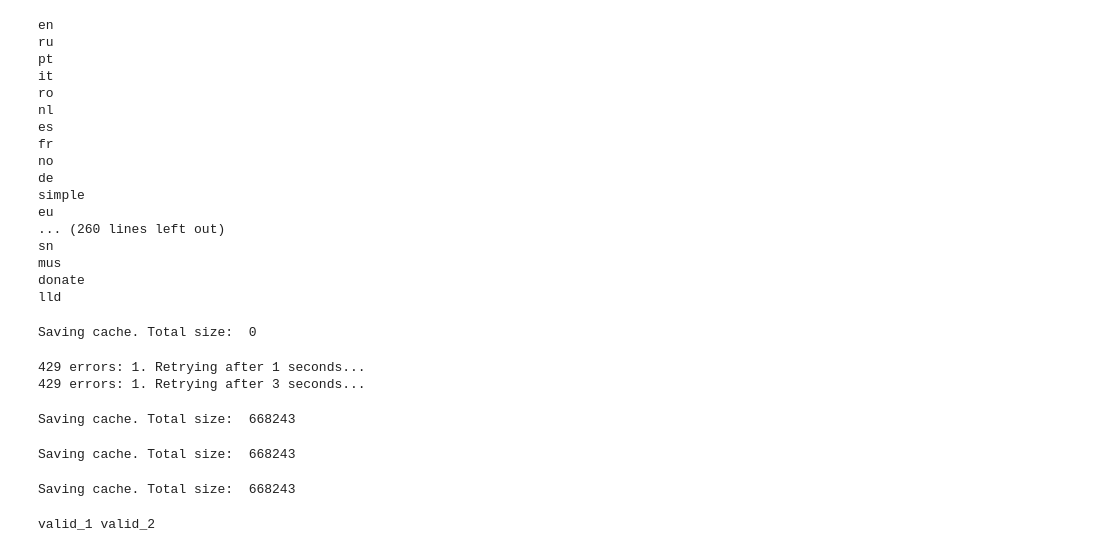
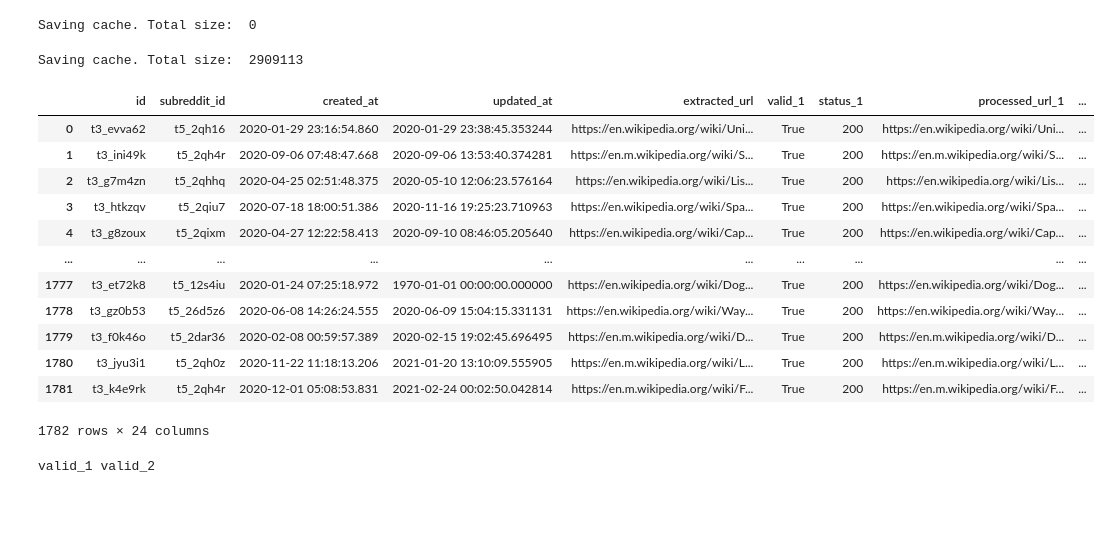
Before and after one commit to pgilders/WikiReddit, a Jupyter notebook: parse_urls.ipynb, the cells around one changed output. Drawn from its saved outputs; the diff is of its cells as text; code cells hidden in the pictures; blank space fills up the shorter version.

Commit message:
Updated data collection - up to revisions

```diff
--- a/parse_urls.ipynb
+++ b/parse_urls.ipynb
@@ -11,26 +11,3 @@
 
 # columns: post_id, created_at, updated_at, raw url, parsed url, domain, parsed title, processed title, article IDs???,
 # columns: comment_id, post_id, parent_id, created_at, last_modfied_at, raw url, parsed url, domain, article, redirecttitel, article IDs???
-# %%
-import pandas as pd
-article_dates_unique = pd.read_hdf('data/article_dates_unique.h5', 'df')
-for lang in article_dates_unique['lang'].unique():
-    print(lang)
-# %% [output]
-en
-ru
-pt
-it
-ro
-nl
-es
-fr
-no
-de
-simple
-eu
-... (260 lines left out)
-sn
-mus
-donate
-lld
@@ -37,20 +28,4 @@ lld
 # %%
-import markdown
-from bs4 import BeautifulSoup
-from urllib.parse import urlparse, urlunparse
-import re
-import pandas as pd
-import requests
-import asyncio
-import aiohttp
-from unicodedata import category
-import time
-import pickle
-import os
-
-# Assume 'posts' DataFrame is already loaded, containing a 'body' column.
-# posts = pd.read_hdf('data/posts.h5').reset_index(drop=True)
-
 HEADERS = {'user-agent': 'wikireddit p.gildersleve@exeter.ac.uk'}
 MAX_CONCURRENCY = 100
 
@@ -123,7 +98,8 @@ def extract_links_from_text(text):
     html = markdown.markdown(text, extensions=['extra'])
     soup = BeautifulSoup(html, 'html.parser')
     a_tags = soup.find_all('a', href=True)
-    markdown_links = [a['href'].strip() for a in a_tags]
+    markdown_links = [y.strip().replace(' ', '_') for a in a_tags for y in re.split(r'(?<=\s[^\w\s])|(?<=[^\w\s])\s', a['href'].strip())]
+    markdown_links = [y for x in markdown_links for y in extract_plain_links(x)]
 
     # Remove these <a> tags to avoid double counting
     for a_tag in a_tags:
@@ -443,16 +419,32 @@ Saving cache. Total size:  0
 # %%
 # For example:
 posts = pd.read_hdf('data/posts.h5').reset_index(drop=True)
 ptest = posts.iloc[:1000].copy()  # limit for testing
 
 # Run the async function
 links_df = await get_links_df(ptest, column='body')
+links_df[['id', 'subreddit_id',
+       'created_at', 'updated_at', 'extracted_url', 'valid_1', 'status_1',
+       'processed_url_1', 'reextracted_url', 'valid_2', 'status_2',
+       'processed_url_2', 'valid_3', 'status_3', 'processed_url_3',
+       'end_processed_valid', 'end_processed_status', 'end_processed_url',
+       'valid_rd', 'status_rd', 'redirected_url', 'final_valid',
+       'final_status', 'final_url']]
 # %% [output]
-429 errors: 1. Retrying after 1 seconds...
-429 errors: 1. Retrying after 3 seconds...
+Saving cache. Total size:  2909113
+|  | id | subreddit_id | created_at | updated_at | extracted_url | valid_1 | status_1 | processed_url_1 | ... |
+| 0 | t3_evva62 | t5_2qh16 | 2020-01-29 23:16:54.860 | 2020-01-29 23:38:45.353244 | https://en.wikipedia.org/wiki/Uni... | True | 200 | https://en.wikipedia.org/wiki/Uni... | ... |
+| 1 | t3_ini49k | t5_2qh4r | 2020-09-06 07:48:47.668 | 2020-09-06 13:53:40.374281 | https://en.m.wikipedia.org/wiki/S... | True | 200 | https://en.m.wikipedia.org/wiki/S... | ... |
+| 2 | t3_g7m4zn | t5_2qhhq | 2020-04-25 02:51:48.375 | 2020-05-10 12:06:23.576164 | https://en.wikipedia.org/wiki/Lis... | True | 200 | https://en.wikipedia.org/wiki/Lis... | ... |
+| 3 | t3_htkzqv | t5_2qiu7 | 2020-07-18 18:00:51.386 | 2020-11-16 19:25:23.710963 | https://en.wikipedia.org/wiki/Spa... | True | 200 | https://en.wikipedia.org/wiki/Spa... | ... |
+| 4 | t3_g8zoux | t5_2qixm | 2020-04-27 12:22:58.413 | 2020-09-10 08:46:05.205640 | https://en.wikipedia.org/wiki/Cap... | True | 200 | https://en.wikipedia.org/wiki/Cap... | ... |
+| ... | ... | ... | ... | ... | ... | ... | ... | ... | ... |
+| 1777 | t3_et72k8 | t5_12s4iu | 2020-01-24 07:25:18.972 | 1970-01-01 00:00:00.000000 | https://en.wikipedia.org/wiki/Dog... | True | 200 | https://en.wikipedia.org/wiki/Dog... | ... |
+| 1778 | t3_gz0b53 | t5_26d5z6 | 2020-06-08 14:26:24.555 | 2020-06-09 15:04:15.331131 | https://en.wikipedia.org/wiki/Way... | True | 200 | https://en.wikipedia.org/wiki/Way... | ... |
+| 1779 | t3_f0k46o | t5_2dar36 | 2020-02-08 00:59:57.389 | 2020-02-15 19:02:45.696495 | https://en.m.wikipedia.org/wiki/D... | True | 200 | https://en.m.wikipedia.org/wiki/D... | ... |
+| 1780 | t3_jyu3i1 | t5_2qh0z | 2020-11-22 11:18:13.206 | 2021-01-20 13:10:09.555905 | https://en.m.wikipedia.org/wiki/L... | True | 200 | https://en.m.wikipedia.org/wiki/L... | ... |
+| 1781 | t3_k4e9rk | t5_2qh4r | 2020-12-01 05:08:53.831 | 2021-02-24 00:02:50.042814 | https://en.m.wikipedia.org/wiki/F... | True | 200 | https://en.m.wikipedia.org/wiki/F... | ... |
-Saving cache. Total size:  668243
+1782 rows × 24 columns
-Saving cache. Total size:  668243
-Saving cache. Total size:  668243
 # %%
 for n, x in enumerate(['valid_1', 'valid_2', 'valid_3']):
     for m, y in enumerate(['valid_1', 'valid_2', 'valid_3']):
```
Also changed, not shown: parts of 5 cells of this notebook, 6 other files.
